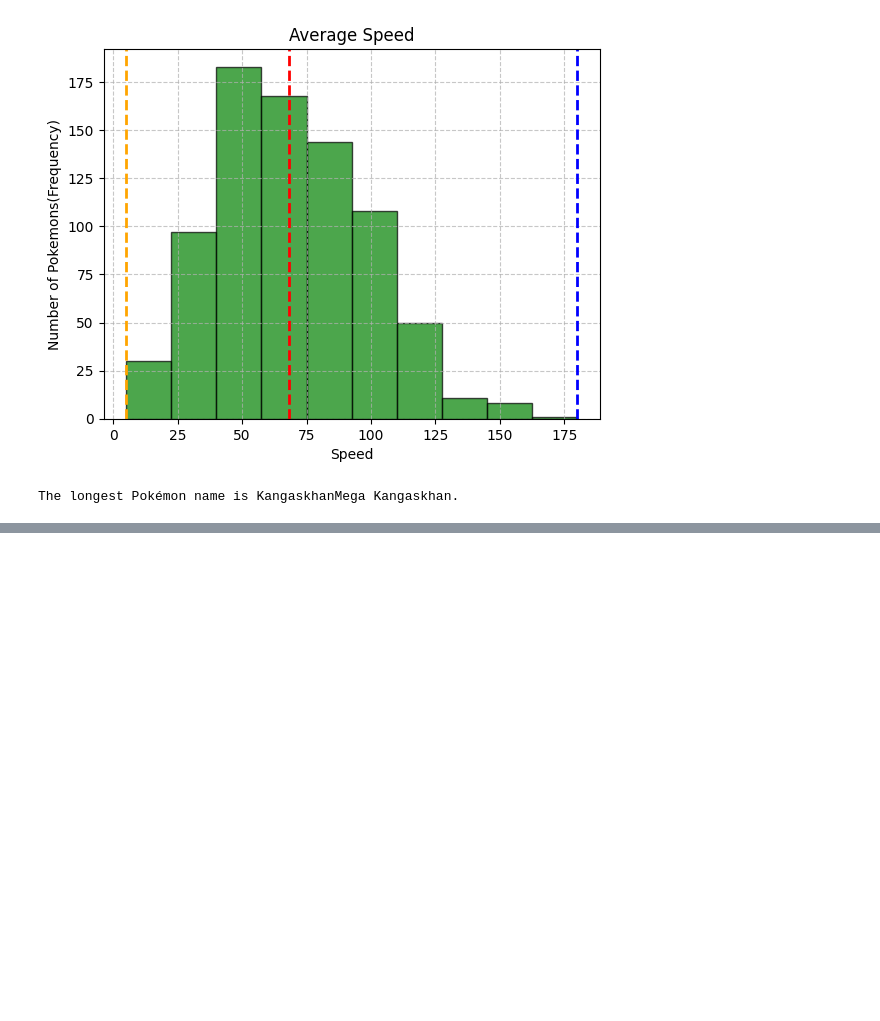
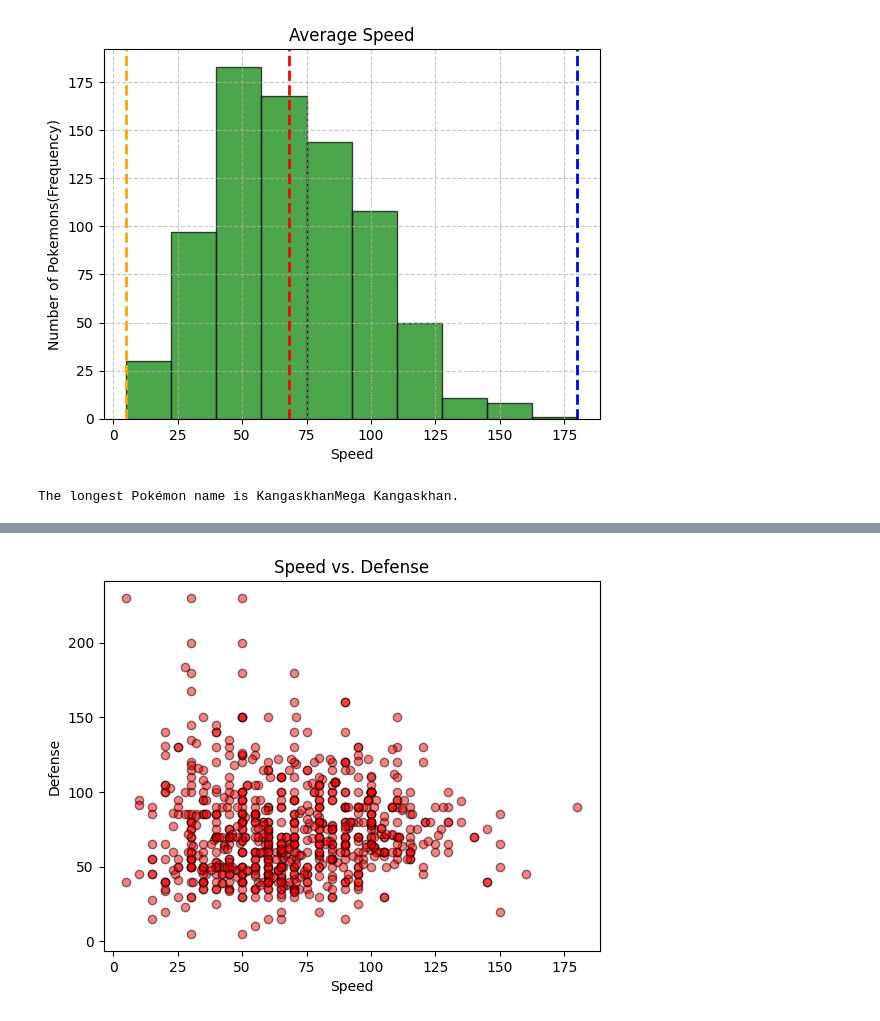
Before and after one commit to svetajamkina/PYTHON, a Jupyter notebook: Pokemon1_3_08.ipynb, the cells around one changed output, grey strips where cells are left out. Cells and saved outputs as stored; diff of their text form; code cells hidden in the pictures; blank space fills up the shorter version.

```diff
--- a/Pokemon1_3_08.ipynb
+++ b/Pokemon1_3_08.ipynb
@@ -355,0 +395,10 @@ The longest Pokémon name is KangaskhanMega Kangaskhan.
+# %%
+# create scatter plot for the variables (columns) Speed and Defense
+
+plt.scatter(pokemon_df['Speed'], pokemon_df['Defense'], color='red', edgecolor='black', alpha=0.5)
+plt.xlabel('Speed')
+plt.ylabel('Defense')
+plt.title('Speed vs. Defense')
+plt.show()
+# %% [output]
+[figure, added]
```
Also changed, not shown: parts of 21 cells of this notebook.
